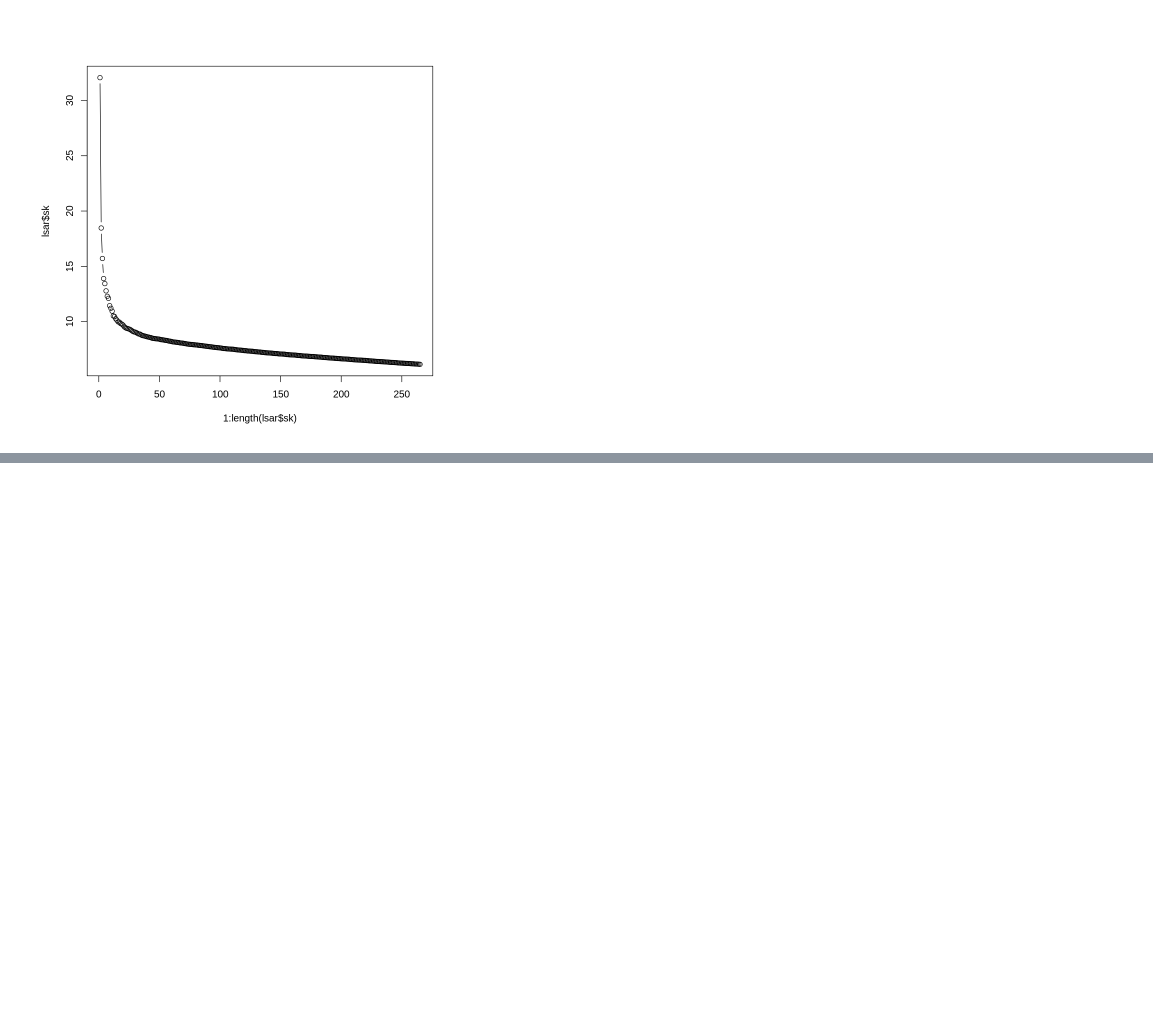
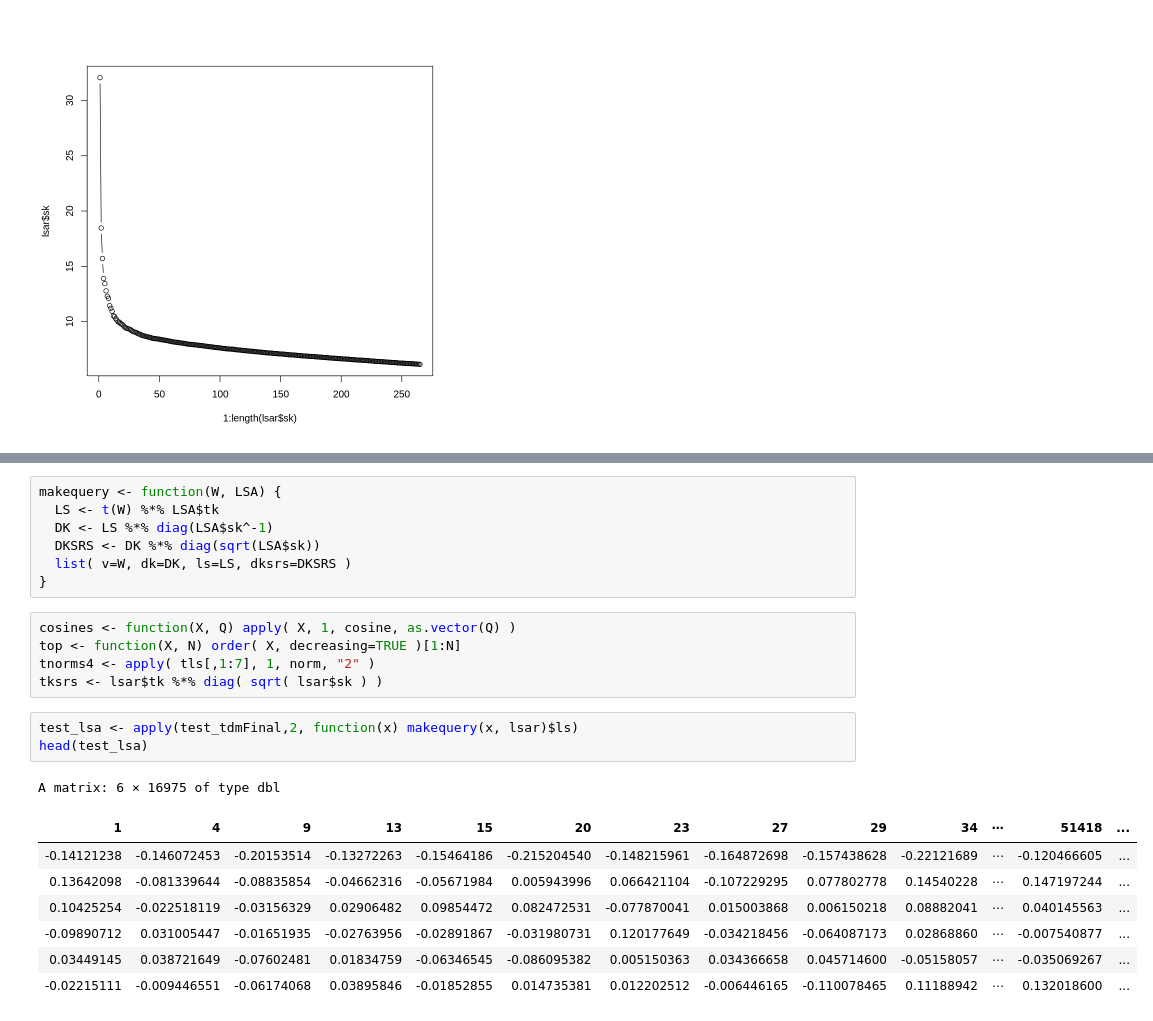
Before and after one commit to andrix17/proWine, a Jupyter notebook: notebook/TF-IDFClassification.ipynb, the cells around one changed output, grey strips where cells are left out. Drawn from its saved outputs; the diff is of its cells as text; blank space fills up the shorter version.

```diff
--- a/notebook/TF-IDFClassification.ipynb
+++ b/notebook/TF-IDFClassification.ipynb
@@ -499,0 +507,24 @@ plot(1:length(lsar$sk), lsar$sk, type="b")
+# %%
+makequery <- function(W, LSA) {
+  LS <- t(W) %*% LSA$tk
+  DK <- LS %*% diag(LSA$sk^-1)
+  DKSRS <- DK %*% diag(sqrt(LSA$sk))
+  list( v=W, dk=DK, ls=LS, dksrs=DKSRS )
+}
+# %%
+cosines <- function(X, Q) apply( X, 1, cosine, as.vector(Q) )
+top <- function(X, N) order( X, decreasing=TRUE )[1:N]
+tnorms4 <- apply( tls[,1:7], 1, norm, "2" )
+tksrs <- lsar$tk %*% diag( sqrt( lsar$sk ) )
+# %%
+test_lsa <- apply(test_tdmFinal,2, function(x) makequery(x, lsar)$ls)
+head(test_lsa)
+# %% [output]
+A matrix: 6 × 16975 of type dbl
+| 1 | 4 | 9 | 13 | 15 | 20 | 23 | 27 | 29 | 34 | ⋯ | 51418 | ... |
+| -0.14121238 | -0.146072453 | -0.20153514 | -0.13272263 | -0.15464186 | -0.215204540 | -0.148215961 | -0.164872698 | -0.157438628 | -0.22121689 | ⋯ | -0.120466605 | ... |
+| 0.13642098 | -0.081339644 | -0.08835854 | -0.04662316 | -0.05671984 | 0.005943996 | 0.066421104 | -0.107229295 | 0.077802778 | 0.14540228 | ⋯ | 0.147197244 | ... |
+| 0.10425254 | -0.022518119 | -0.03156329 | 0.02906482 | 0.09854472 | 0.082472531 | -0.077870041 | 0.015003868 | 0.006150218 | 0.08882041 | ⋯ | 0.040145563 | ... |
+| -0.09890712 | 0.031005447 | -0.01651935 | -0.02763956 | -0.02891867 | -0.031980731 | 0.120177649 | -0.034218456 | -0.064087173 | 0.02868860 | ⋯ | -0.007540877 | ... |
+| 0.03449145 | 0.038721649 | -0.07602481 | 0.01834759 | -0.06346545 | -0.086095382 | 0.005150363 | 0.034366658 | 0.045714600 | -0.05158057 | ⋯ | -0.035069267 | ... |
+| -0.02215111 | -0.009446551 | -0.06174068 | 0.03895846 | -0.01852855 | 0.014735381 | 0.012202512 | -0.006446165 | -0.110078465 | 0.11188942 | ⋯ | 0.132018600 | ... |
```
Also changed, not shown: parts of 18 cells of this notebook.
